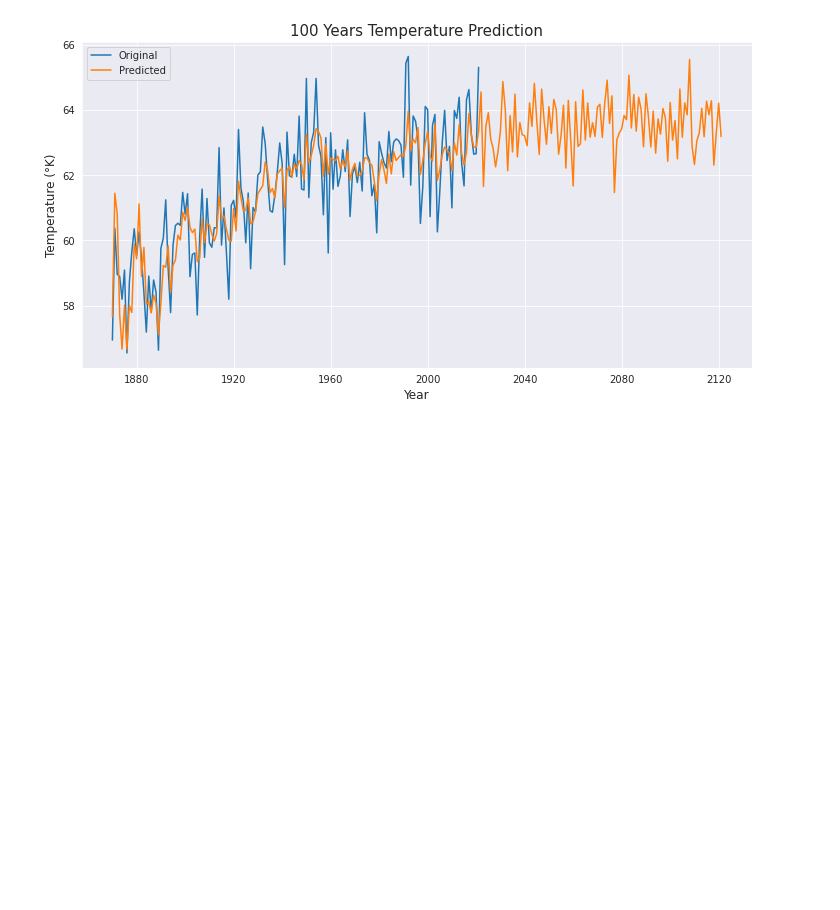
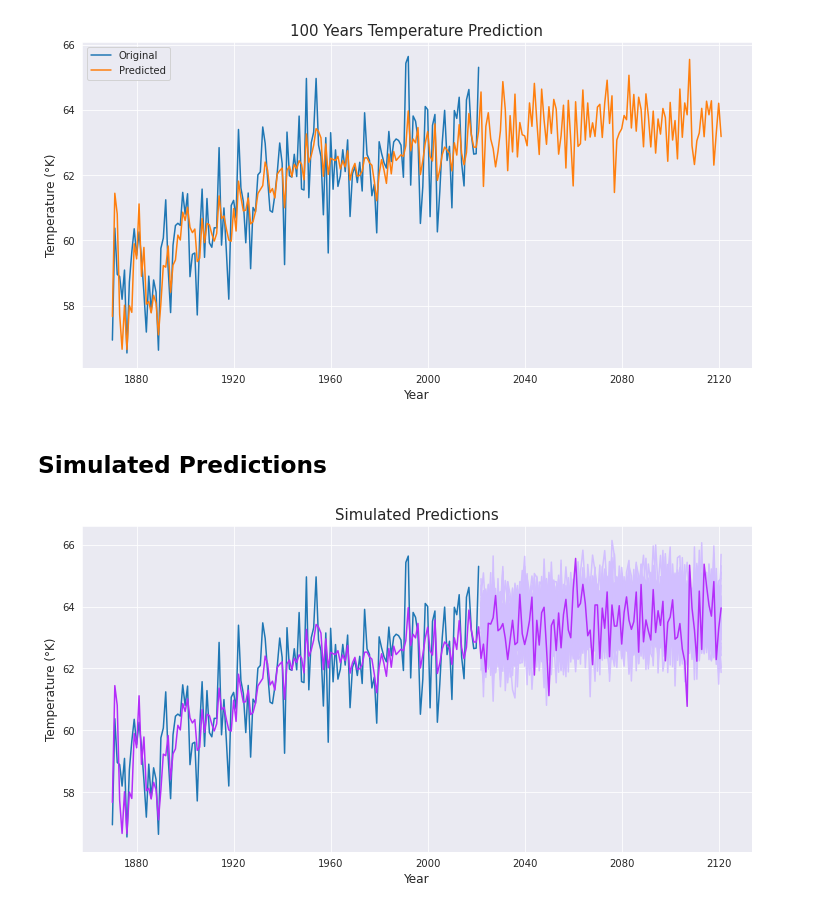
Before and after one commit to CrisLeaf/ny_is_burning, a Jupyter notebook: temperature_analysis.ipynb, the cells around one changed output. Cells and saved outputs as stored; diff of their text form; code cells hidden in the pictures; blank space fills up the shorter version.

Commit message:
Added predictions simulation

```diff
--- a/temperature_analysis.ipynb
+++ b/temperature_analysis.ipynb
@@ -306,9 +306,9 @@ plt.show()
 # %% [markdown]
 make 100 years prediction
 # %%
-output = model_fit.forecast(1200)
+output = model_fit.forecast(12)
 errors = pd.Series(index=output.index,
-				   data=np.random.normal(loc=0, scale=mae, size=1200))
+				   data=np.random.normal(loc=0, scale=mae, size=12))
 output = output + errors
 predictions = pd.concat([yhat, output], axis=0)
 yearly_predictions = predictions.groupby(pd.Grouper(freq="Y")).mean()
@@ -323,3 +323,30 @@ plt.xlabel("Year", fontsize=12)
 plt.show()
 # %% [output]
 [figure]
+# %% [markdown]
+## Simulated Predictions
+# %%
+def simulated_predictions(pred_length):
+	output = model_fit.forecast(pred_length)
+	errors = pd.Series(index=output.index,
+					   data=np.random.normal(loc=0, scale=mae, size=pred_length))
+	output = output + errors
+	yearly_predictions = output.groupby(pd.Grouper(freq="Y")).mean()
+	return yearly_predictions
+# %%
+plt.figure(figsize=(12, 6))
+plt.plot(yearly_df["TMAX"])
+
+for i in range(40):
+	yearly_predictions = simulated_predictions(1200)
+	plt.plot(yearly_predictions, color="#D2BFFF", label="CF")
+
+yearly_predictions = simulated_predictions(1200)
+yearly_predictions = pd.concat([yearly_yhat, yearly_predictions], axis=0)
+plt.plot(yearly_predictions, color="#B42DFA")
+plt.title("Simulated Predictions", fontsize=15)
+plt.ylabel("Temperature (°K)", fontsize=12)
+plt.xlabel("Year", fontsize=12)
+plt.show()
+# %% [output]
+[figure, added]
```
